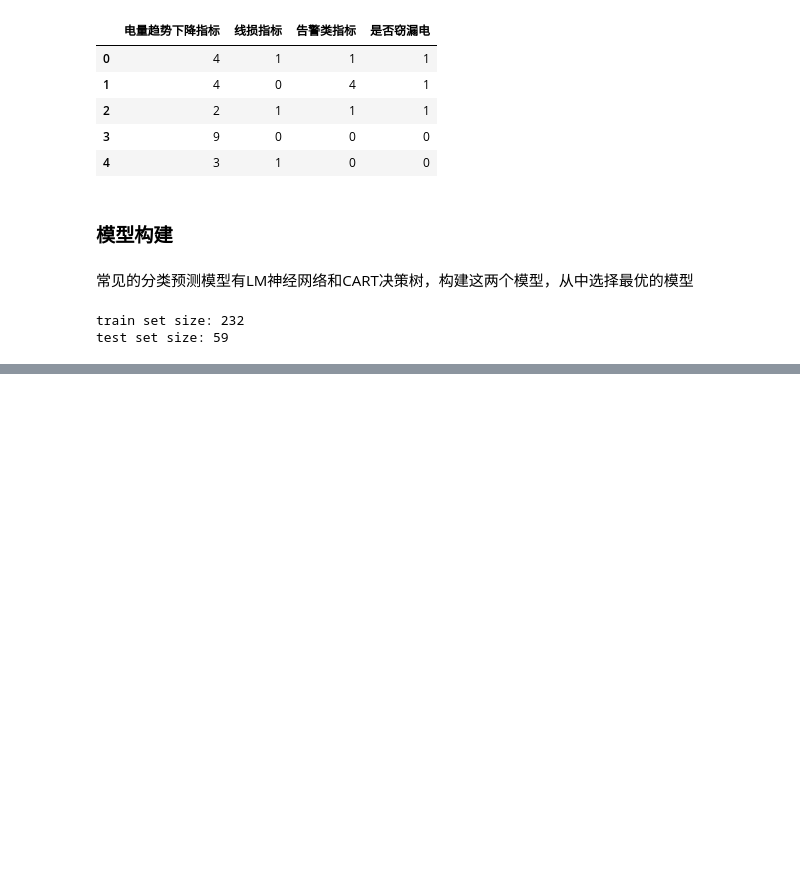
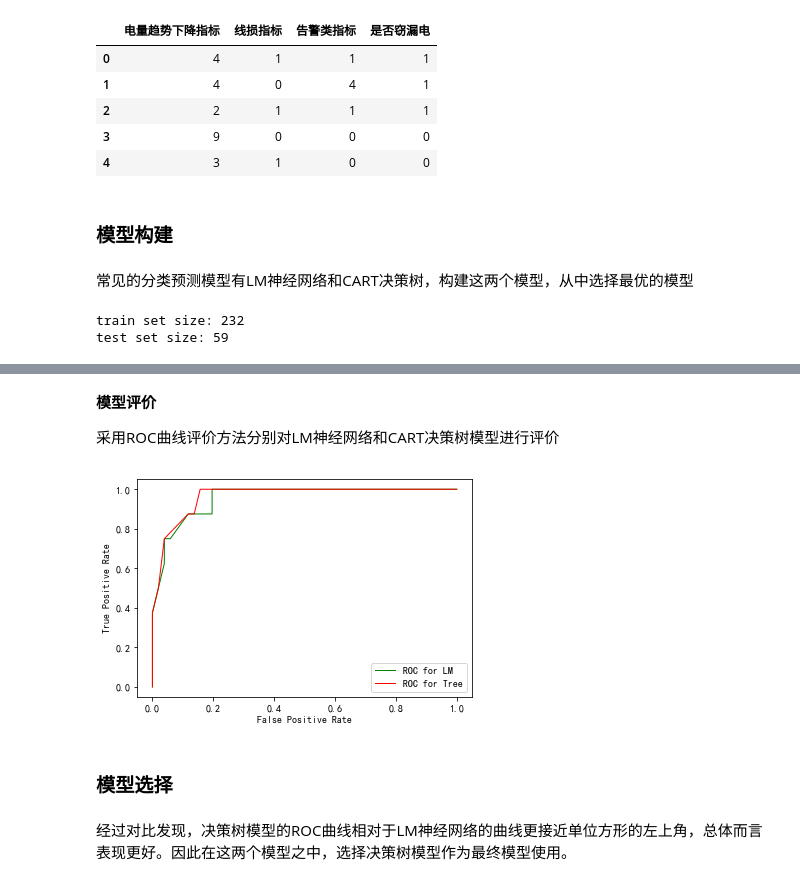
Before and after one commit to EricLiuLR/python-, a Jupyter notebook: my_note_06.ipynb, the cells around one changed output, grey strips where cells are left out. Saved outputs shown, nothing was run; the diff lists cells and outputs as text; code cells hidden in the pictures; blank space fills up the shorter version.

```diff
--- a/my_note_06.ipynb
+++ b/my_note_06.ipynb
@@ -170,0 +187,24 @@ cm_plot(y_train, net.predict_classes(X_train))
+# %% [markdown]
+**模型评价**
+
+采用ROC曲线评价方法分别对LM神经网络和CART决策树模型进行评价
+# %%
+from sklearn.metrics import roc_curve
+
+y_pred_proba_net = net.predict(X_test)
+fpr_net, tpr_net, thresholds_net = roc_curve(y_test, y_pred_proba_net, pos_label=1)
+y_pred_proba_tree = tree.predict_proba(X_test)[:, 1]
+fpr_tree, tpr_tree, threshold_tree = roc_curve(y_test, y_pred_proba_tree, pos_label=1)
+
+plt.plot(fpr_net, tpr_net, 'g', linewidth=1, label='ROC for LM')
+plt.plot(fpr_tree, tpr_tree, 'r', linewidth=1, label='ROC for Tree')
+plt.legend()
+plt.xlabel('False Positive Rate')
+plt.ylabel('True Positive Rate')
+plt.show()
+# %% [output]
+[figure, added]
+# %% [markdown]
+### 模型选择
+# %% [markdown]
+经过对比发现，决策树模型的ROC曲线相对于LM神经网络的曲线更接近单位方形的左上角，总体而言表现更好。因此在这两个模型之中，选择决策树模型作为最终模型使用。
```
Also changed, not shown: parts of 3 cells of this notebook, 2 other files.
